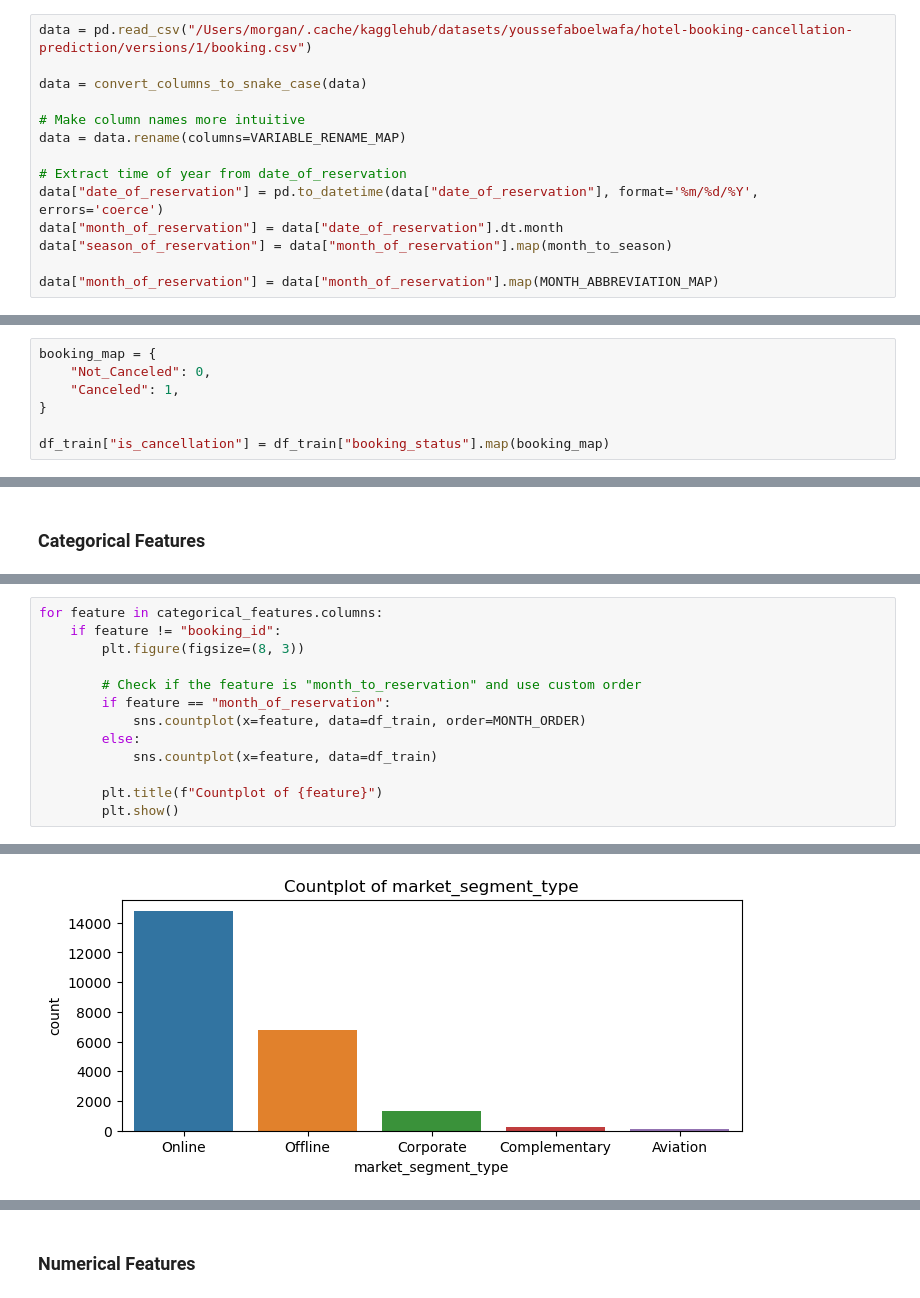
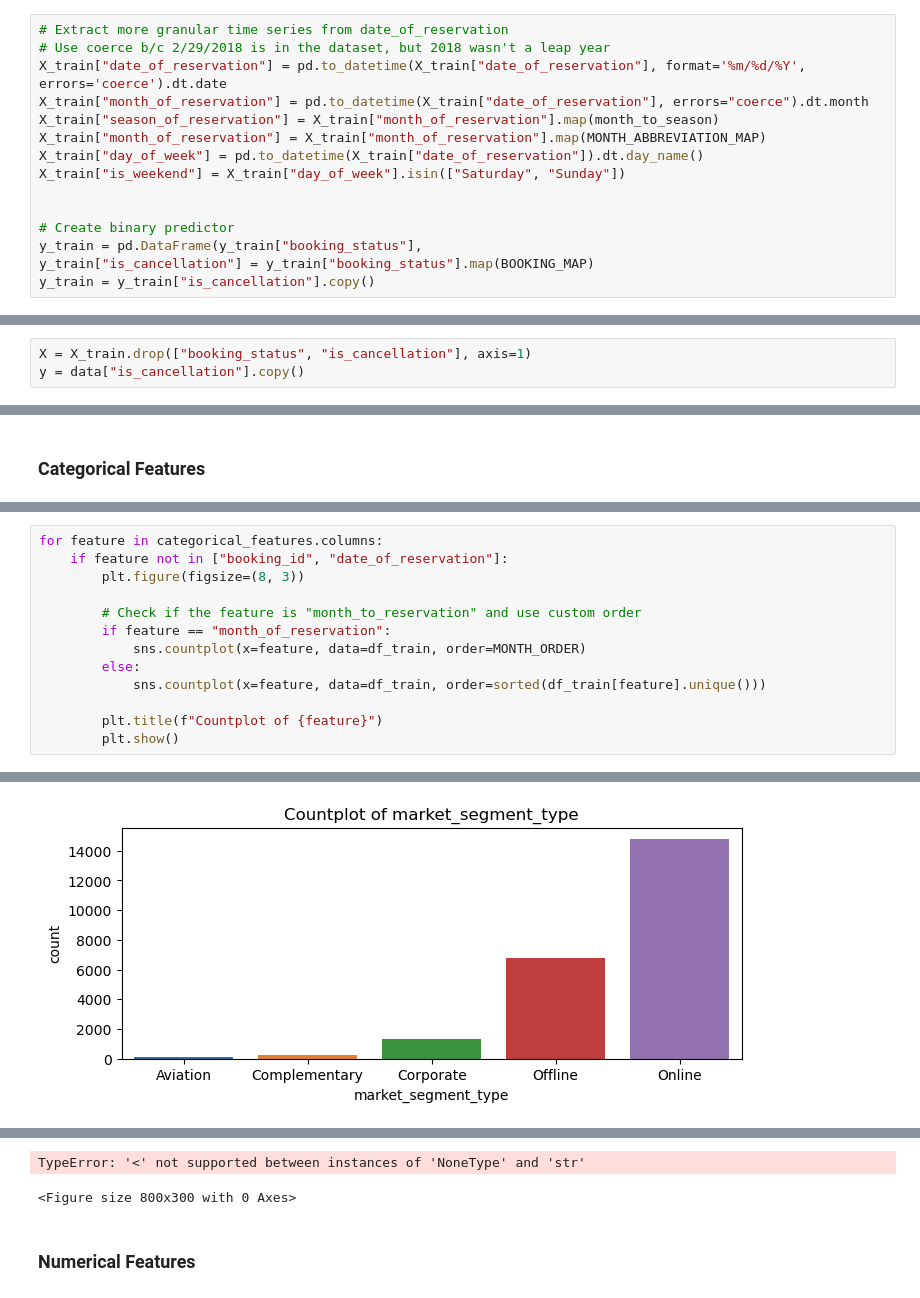
Before and after one commit to Morgan-Sell/no-vacancy, a Jupyter notebook: no_vacancy_eda.ipynb, the cells around one changed output, grey strips where cells are left out. Saved outputs shown, nothing was run; the diff lists cells and outputs as text.

Commit message:
expanded EDA. Fixing data processing so it's only applied to train and validation sets, not test.

```diff
--- a/no_vacancy_eda.ipynb
+++ b/no_vacancy_eda.ipynb
@@ -99,14 +146,15 @@ Path to dataset files: /Users/morgan/.cache/kagglehub/datasets/youssefaboelwafa/
 # %%
-data = pd.read_csv("/Users/morgan/.cache/kagglehub/datasets/youssefaboelwafa/hotel-booking-cancellation-prediction/versions/1/booking.csv")
+# Extract more granular time series from date_of_reservation
+# Use coerce b/c 2/29/2018 is in the dataset, but 2018 wasn't a leap year
+X_train["date_of_reservation"] = pd.to_datetime(X_train["date_of_reservation"], format='%m/%d/%Y', errors='coerce').dt.date
+X_train["month_of_reservation"] = pd.to_datetime(X_train["date_of_reservation"], errors="coerce").dt.month
+X_train["season_of_reservation"] = X_train["month_of_reservation"].map(month_to_season)
+X_train["month_of_reservation"] = X_train["month_of_reservation"].map(MONTH_ABBREVIATION_MAP)
+X_train["day_of_week"] = pd.to_datetime(X_train["date_of_reservation"]).dt.day_name()
+X_train["is_weekend"] = X_train["day_of_week"].isin(["Saturday", "Sunday"])
 
-data = convert_columns_to_snake_case(data)
 
-# Make column names more intuitive
-data = data.rename(columns=VARIABLE_RENAME_MAP)
-
-# Extract time of year from date_of_reservation
-data["date_of_reservation"] = pd.to_datetime(data["date_of_reservation"], format='%m/%d/%Y', errors='coerce')
-data["month_of_reservation"] = data["date_of_reservation"].dt.month
-data["season_of_reservation"] = data["month_of_reservation"].map(month_to_season)
-
-data["month_of_reservation"] = data["month_of_reservation"].map(MONTH_ABBREVIATION_MAP)
+# Create binary predictor
+y_train = pd.DataFrame(y_train["booking_status"],
+y_train["is_cancellation"] = y_train["booking_status"].map(BOOKING_MAP)
+y_train = y_train["is_cancellation"].copy()
@@ -116,3 +166,6 @@ y = data["booking_status"].copy()
+# %%
+X = X_train.drop(["booking_status", "is_cancellation"], axis=1)
+y = data["is_cancellation"].copy()
 # %%
 # params
 random_state = 3
@@ -138,10 +202,3 @@ df_train = pd.concat([X_train, y_train], axis=1)
-# %%
-booking_map = {
-    "Not_Canceled": 0,
-    "Canceled": 1,
-}
-
-df_train["is_cancellation"] = df_train["booking_status"].map(booking_map)
 # %%
 df_train.info()
 # %% [output]
@@ -188,13 +255,13 @@ categorical_features.head(10)
 # %%
 for feature in categorical_features.columns:
-    if feature != "booking_id":
+    if feature not in ["booking_id", "date_of_reservation"]:
         plt.figure(figsize=(8, 3))
 
         # Check if the feature is "month_to_reservation" and use custom order
         if feature == "month_of_reservation":
             sns.countplot(x=feature, data=df_train, order=MONTH_ORDER)
         else:
-            sns.countplot(x=feature, data=df_train)
+            sns.countplot(x=feature, data=df_train, order=sorted(df_train[feature].unique()))
 
         plt.title(f"Countplot of {feature}")
         plt.show()
@@ -204,2 +271,2 @@ for feature in categorical_features.columns:
-[figure, old version]
+[figure, new version]
 [figure]
@@ -208,3 +273,5 @@ for feature in categorical_features.columns:
+TypeError: '<' not supported between instances of 'NoneType' and 'str'
+<Figure size 800x300 with 0 Axes>
 # %% [markdown]
 ### Numerical Features
 # %%
```
Also changed, not shown: parts of 26 cells of this notebook.
